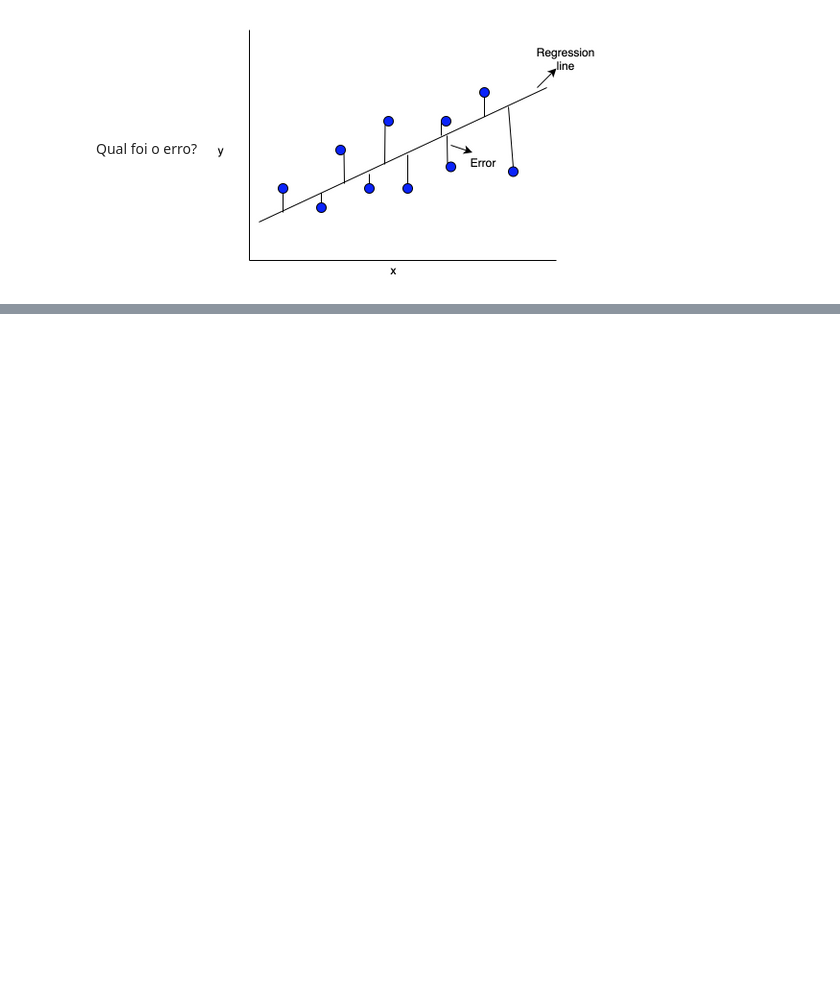
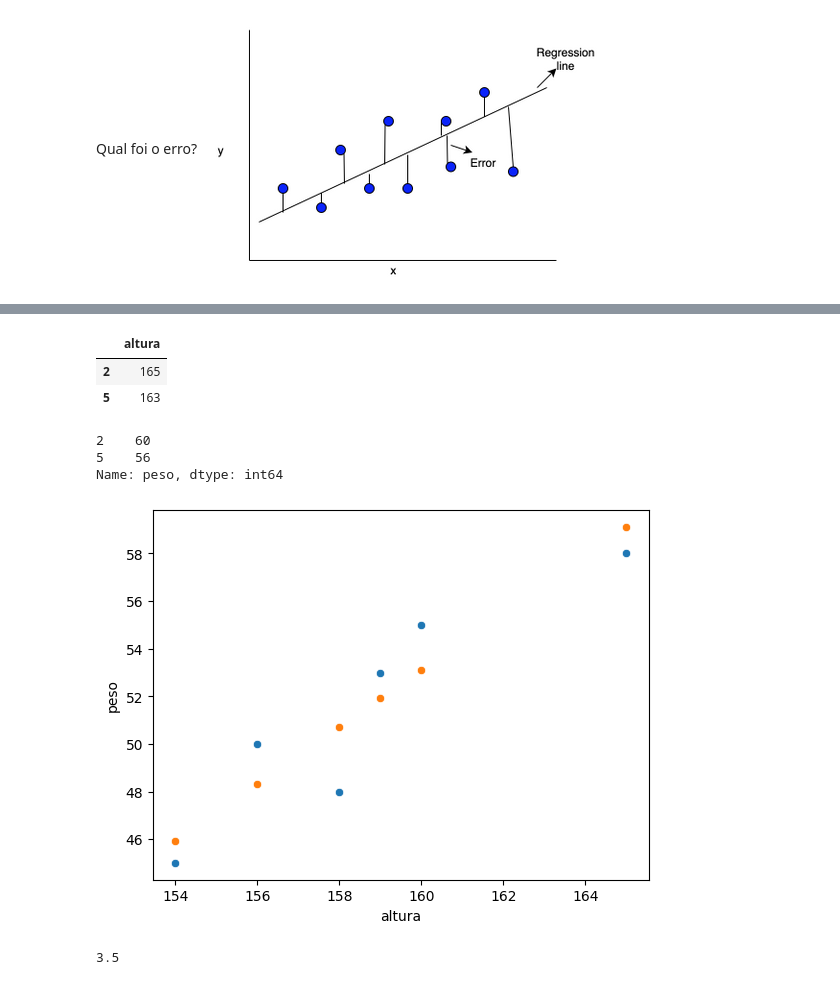
Before and after one commit to gaiogreg/aulas-LC-Safra, a Jupyter notebook: Modulo 7/Aula02.ipynb, the cells around one changed output, grey strips where cells are left out. Drawn from its saved outputs; the diff is of its cells as text; code cells hidden in the pictures; blank space fills up the shorter version.

```diff
--- a/Modulo 7/Aula02.ipynb
+++ b/Modulo 7/Aula02.ipynb
@@ -70,0 +214,3 @@ Qual foi o erro?
+# %%
+filtro = np.random.rand(len(df)) < 0.7
+filtro
@@ -70,0 +219,3 @@ Qual foi o erro?
+# %%
+df_treino = df[filtro]
+df_treino
@@ -70,0 +241,3 @@ Qual foi o erro?
+# %%
+X_treino = df_treino.drop(['peso'], axis=1)
+X_treino
@@ -71,3 +263,38 @@ Qual foi o erro?
+# %%
+X_teste = df_teste.drop(['peso'], axis=1)
+X_teste
+# %% [output]
+|  | altura |
+| 2 | 165 |
+| 5 | 163 |
+# %%
+y_teste = df_teste['peso']
+y_teste
+# %% [output]
+2    60
+5    56
+Name: peso, dtype: int64
+# %%
+# Aqui a gente faria o treino, também chamado de fit
+# E assim nasce o estimador (modelo)
+with open('dados_modelos/estimador_reg_lin.pickle', 'rb') as f:
+    estimador = pickle.load(f)
+# %%
+# Dentro do treino ele faz a "validação"
+# Metrica de erro no treino
+# TODO faltaria esparar os dados de Treino e Validação para o momento do treino
+
+y_predito_treino = estimador.predict(X_treino)
+y_predito_treino
+_ = sns.scatterplot(x='altura', y='peso', data=df_treino)
+_ = sns.scatterplot(x=X_treino['altura'], y=y_predito_treino)
+# %% [output]
+[figure, added]
+# %%
+# Media absoluta de erro = (erro primeiro ponto + erro segundo ponto) / 2
+(abs(-2) + abs(5)) / 2
+# %% [output]
+3.5
 # %% [markdown]
 Tipos de Erros, parte 1
 
```
Also changed, not shown: parts of 40 cells of this notebook, 4 other files.
